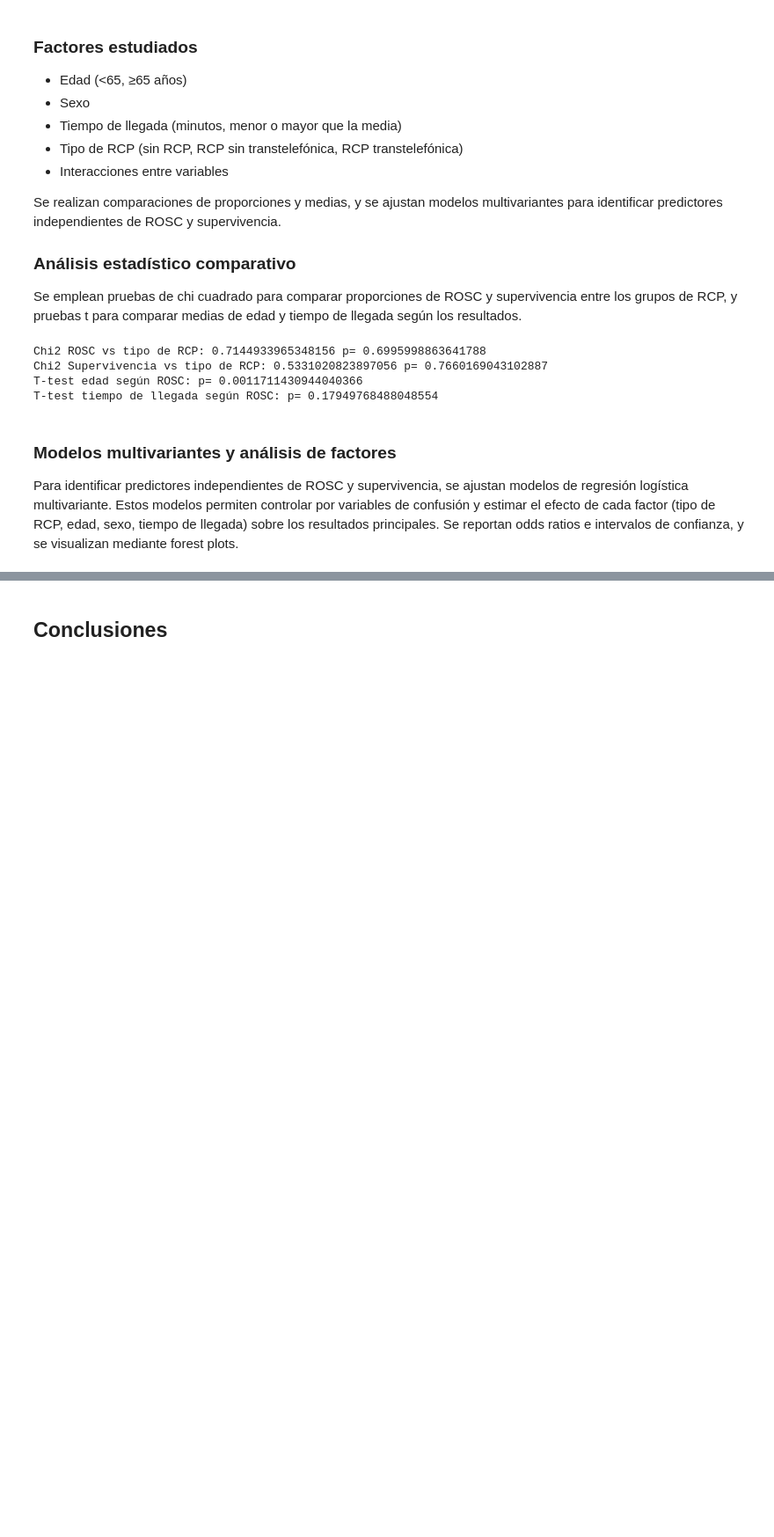
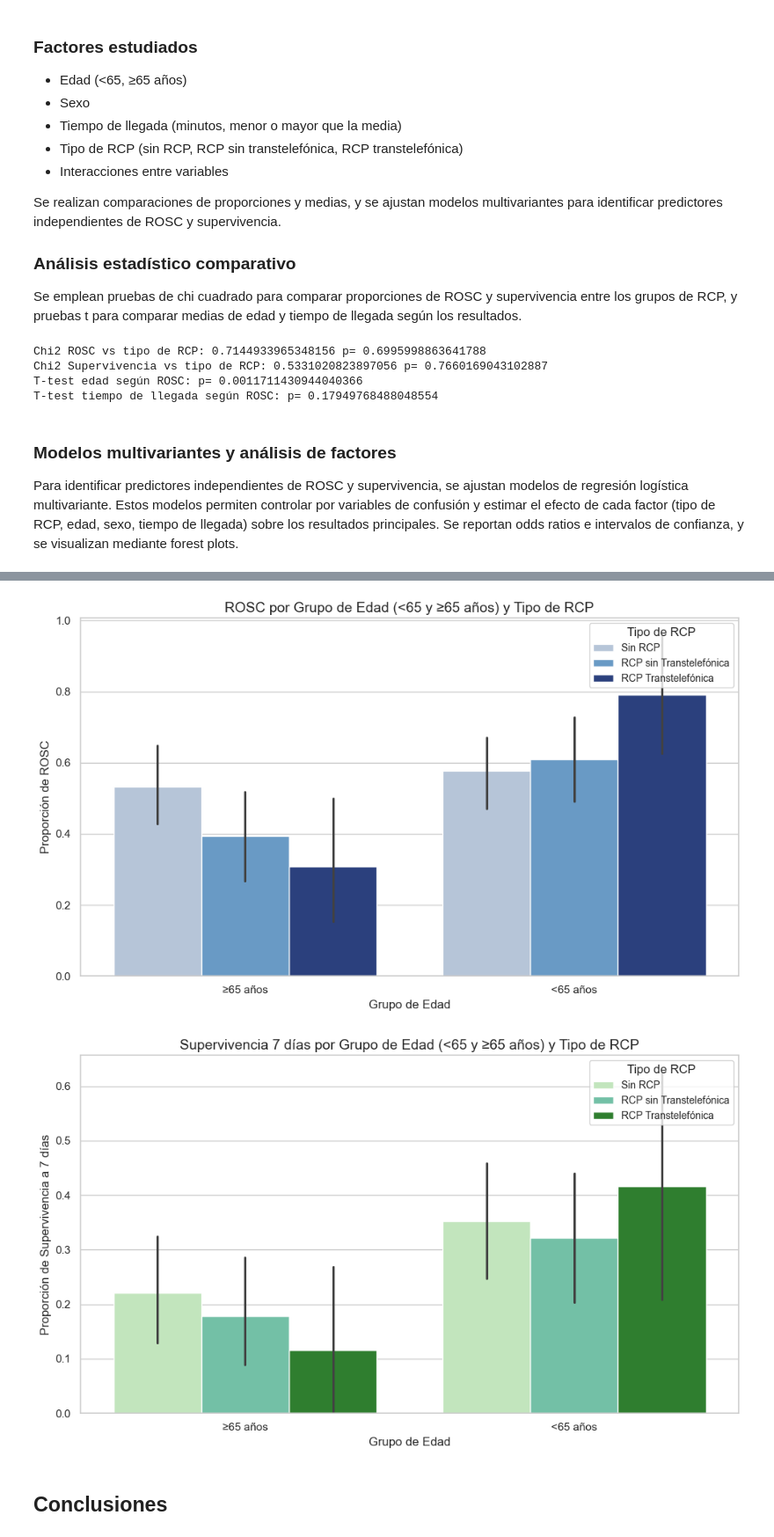
Before and after one commit to miguelrzazo/over-the-phone-cpr-samur, a Jupyter notebook: notebooks/03_paperdraft.ipynb, the cells around one changed output, grey strips where cells are left out. Shown at 88% size. Cells and saved outputs as stored; diff of their text form; code cells hidden in the pictures; blank space fills up the shorter version.

```diff
--- a/notebooks/03_paperdraft.ipynb
+++ b/notebooks/03_paperdraft.ipynb
@@ -210,50 +228,45 @@ ValueError: endog has evaluated to an array with multiple columns that has shape
 # %%
 # Visualización del efecto de los factores sobre ROSC y supervivencia
 import seaborn as sns
 import matplotlib.pyplot as plt
 
-# ROSC por tipo de RCP y grupo de edad
-plt.figure(figsize=(10,6))
-sns.barplot(x='GRUPO_RCP', y='ROSC', hue='GRUPO_EDAD', data=data, palette='Blues')
-plt.title('ROSC por Tipo de RCP y Grupo de Edad')
-plt.xlabel('Tipo de RCP')
-plt.ylabel('Proporción de ROSC')
-plt.legend(title='Grupo de Edad')
+# ROSC por tipo de RCP y grupo de edad (<65 y ≥65 años) agrupados por rango de edad
+plt.figure(figsize=(10, 6))
+sns.barplot(
+    x='GRUPO_EDAD',
+    y='ROSC',
+    hue='GRUPO_RCP',
+    data=data,
+    palette={'Sin RCP': '#b0c4de', 'RCP sin Transtelefónica': '#5a9bd4', 'RCP Transtelefónica': '#1e3a8a'},
+    hue_order=['Sin RCP', 'RCP sin Transtelefónica', 'RCP Transtelefónica']
+)
+plt.title('ROSC por Grupo de Edad (<65 y ≥65 años) y Tipo de RCP', fontsize=14)
+plt.xlabel('Grupo de Edad', fontsize=12)
+plt.ylabel('Proporción de ROSC', fontsize=12)
+plt.legend(title='Tipo de RCP', loc='upper right', fontsize=10)
 plt.tight_layout()
-plt.savefig(os.path.join(output_dir, 'rosc_por_grupo_rcp_edad.png'))
+plt.savefig(os.path.join(output_dir, 'rosc_por_grupo_edad_y_rcp_azul_suave.png'))
 plt.show()
 
-# Supervivencia por tipo de RCP y grupo de edad
-plt.figure(figsize=(10,6))
-sns.barplot(x='GRUPO_RCP', y='SOBREVIVE_7DIAS', hue='GRUPO_EDAD', data=data, palette='Greens')
-plt.title('Supervivencia 7 días por Tipo de RCP y Grupo de Edad')
-plt.xlabel('Tipo de RCP')
-plt.ylabel('Proporción de Supervivencia a 7 días')
-plt.legend(title='Grupo de Edad')
+# Supervivencia por tipo de RCP y grupo de edad (<65 y ≥65 años) agrupados por rango de edad
+plt.figure(figsize=(10, 6))
+sns.barplot(
+    x='GRUPO_EDAD',
+    y='SOBREVIVE_7DIAS',
+    hue='GRUPO_RCP',
+    data=data,
+    palette={'Sin RCP': '#bdecb6', 'RCP sin Transtelefónica': '#66cdaa', 'RCP Transtelefónica': '#228b22'},
+    hue_order=['Sin RCP', 'RCP sin Transtelefónica', 'RCP Transtelefónica']
+)
+plt.title('Supervivencia 7 días por Grupo de Edad (<65 y ≥65 años) y Tipo de RCP', fontsize=14)
+plt.xlabel('Grupo de Edad', fontsize=12)
+plt.ylabel('Proporción de Supervivencia a 7 días', fontsize=12)
+plt.legend(title='Tipo de RCP', loc='upper right', fontsize=10)
 plt.tight_layout()
-plt.savefig(os.path.join(output_dir, 'supervivencia_por_grupo_rcp_edad.png'))
+plt.savefig(os.path.join(output_dir, 'supervivencia_por_grupo_edad_y_rcp_verde_suave.png'))
 plt.show()
-
-# ROSC por tipo de RCP y grupo de tiempo de llegada
-plt.figure(figsize=(10,6))
-sns.barplot(x='GRUPO_RCP', y='ROSC', hue='GRUPO_TIEMPO', data=data, palette='Purples')
-plt.title('ROSC por Tipo de RCP y Grupo de Tiempo de Llegada')
-plt.xlabel('Tipo de RCP')
-plt.ylabel('Proporción de ROSC')
-plt.legend(title='Grupo de Tiempo de Llegada')
-plt.tight_layout()
-plt.savefig(os.path.join(output_dir, 'rosc_por_grupo_rcp_tiempo.png'))
-plt.show()
-
-# Supervivencia por tipo de RCP y grupo de tiempo de llegada
-plt.figure(figsize=(10,6))
-sns.barplot(x='GRUPO_RCP', y='SOBREVIVE_7DIAS', hue='GRUPO_TIEMPO', data=data, palette='Oranges')
-plt.title('Supervivencia 7 días por Tipo de RCP y Grupo de Tiempo de Llegada')
-plt.xlabel('Tipo de RCP')
-plt.ylabel('Proporción de Supervivencia a 7 días')
-plt.legend(title='Grupo de Tiempo de Llegada')
-plt.tight_layout()
-plt.savefig(os.path.join(output_dir, 'supervivencia_por_grupo_rcp_tiempo.png'))
-plt.show()
+# %% [output]
+[figure, added]
+[figure, added]
 # %% [markdown]
 ## Conclusiones
```
Also changed, not shown: parts of 1 cell of this notebook.
